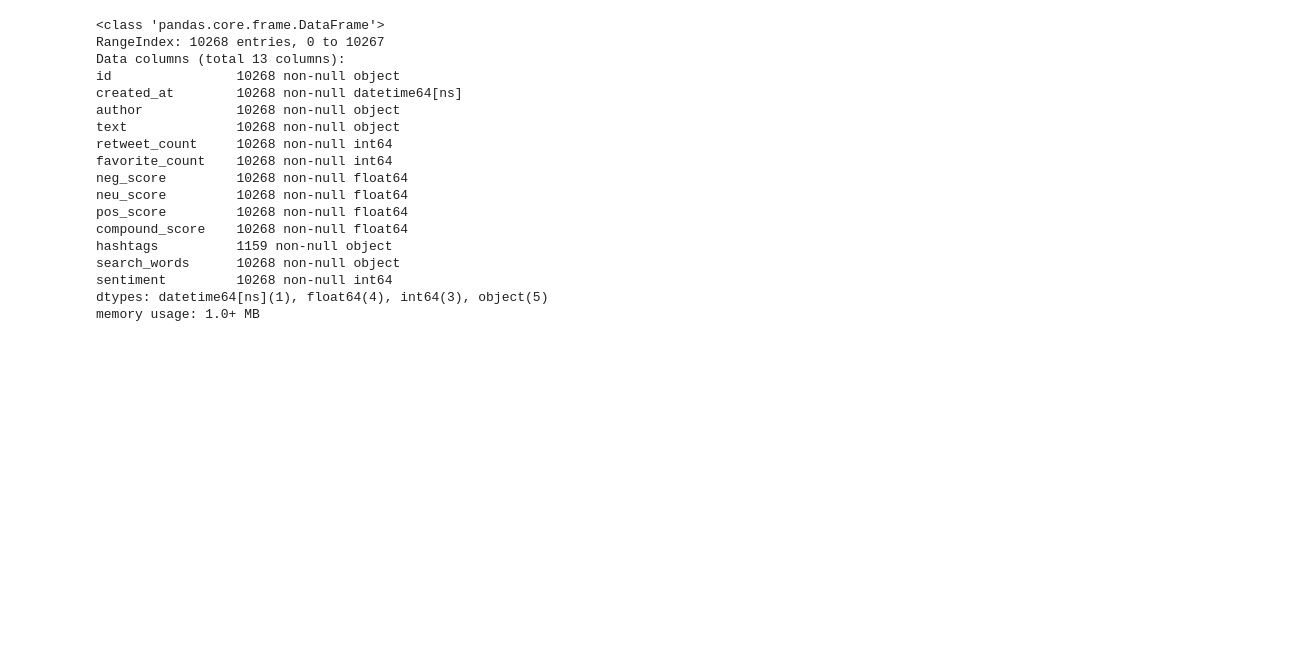
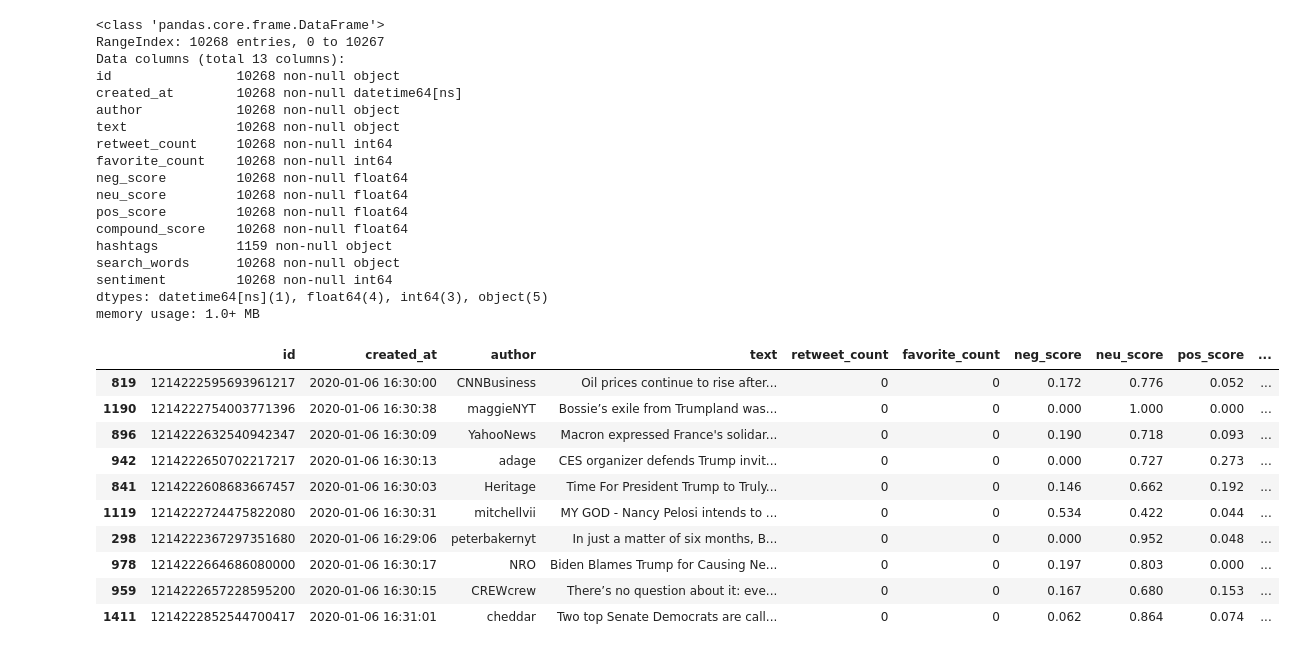
Before and after one commit to Fmak95/real-time-sentiment-tracking-with-twitter, a Jupyter notebook: dashboard.ipynb, the cells around one changed output. Saved outputs shown, nothing was run; the diff lists cells and outputs as text; code cells hidden in the pictures; blank space fills up the shorter version.

```diff
--- a/dashboard.ipynb
+++ b/dashboard.ipynb
@@ -179,3 +179,17 @@ search_words      10268 non-null object
 sentiment         10268 non-null int64
 dtypes: datetime64[ns](1), float64(4), int64(3), object(5)
 memory usage: 1.0+ MB
+# %%
+df.sort_values(by='follower_count', ascending=False).iloc[:10]
+# %% [output]
+|  | id | created_at | author | text | retweet_count | favorite_count | neg_score | neu_score | pos_score | ... |
+| 819 | 1214222595693961217 | 2020-01-06 16:30:00 | CNNBusiness | Oil prices continue to rise after... | 0 | 0 | 0.172 | 0.776 | 0.052 | ... |
+| 1190 | 1214222754003771396 | 2020-01-06 16:30:38 | maggieNYT | Bossie’s exile from Trumpland was... | 0 | 0 | 0.000 | 1.000 | 0.000 | ... |
+| 896 | 1214222632540942347 | 2020-01-06 16:30:09 | YahooNews | Macron expressed France's solidar... | 0 | 0 | 0.190 | 0.718 | 0.093 | ... |
+| 942 | 1214222650702217217 | 2020-01-06 16:30:13 | adage | CES organizer defends Trump invit... | 0 | 0 | 0.000 | 0.727 | 0.273 | ... |
+| 841 | 1214222608683667457 | 2020-01-06 16:30:03 | Heritage | Time For President Trump to Truly... | 0 | 0 | 0.146 | 0.662 | 0.192 | ... |
+| 1119 | 1214222724475822080 | 2020-01-06 16:30:31 | mitchellvii | MY GOD - Nancy Pelosi intends to ... | 0 | 0 | 0.534 | 0.422 | 0.044 | ... |
+| 298 | 1214222367297351680 | 2020-01-06 16:29:06 | peterbakernyt | In just a matter of six months, B... | 0 | 0 | 0.000 | 0.952 | 0.048 | ... |
+| 978 | 1214222664686080000 | 2020-01-06 16:30:17 | NRO | Biden Blames Trump for Causing Ne... | 0 | 0 | 0.197 | 0.803 | 0.000 | ... |
+| 959 | 1214222657228595200 | 2020-01-06 16:30:15 | CREWcrew | There’s no question about it: eve... | 0 | 0 | 0.167 | 0.680 | 0.153 | ... |
+| 1411 | 1214222852544700417 | 2020-01-06 16:31:01 | cheddar | Two top Senate Democrats are call... | 0 | 0 | 0.062 | 0.864 | 0.074 | ... |
```
Also changed, not shown: parts of 2 cells of this notebook, 2 other files.
